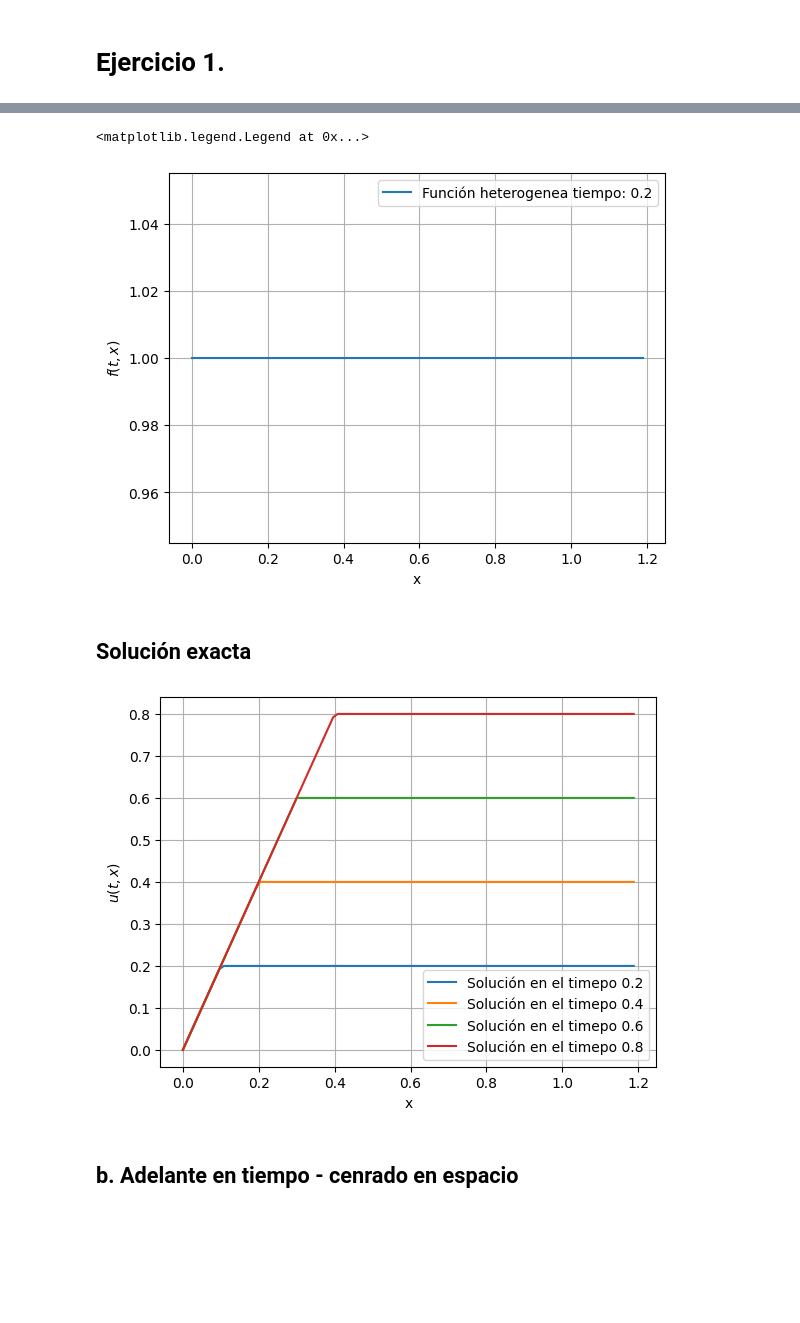
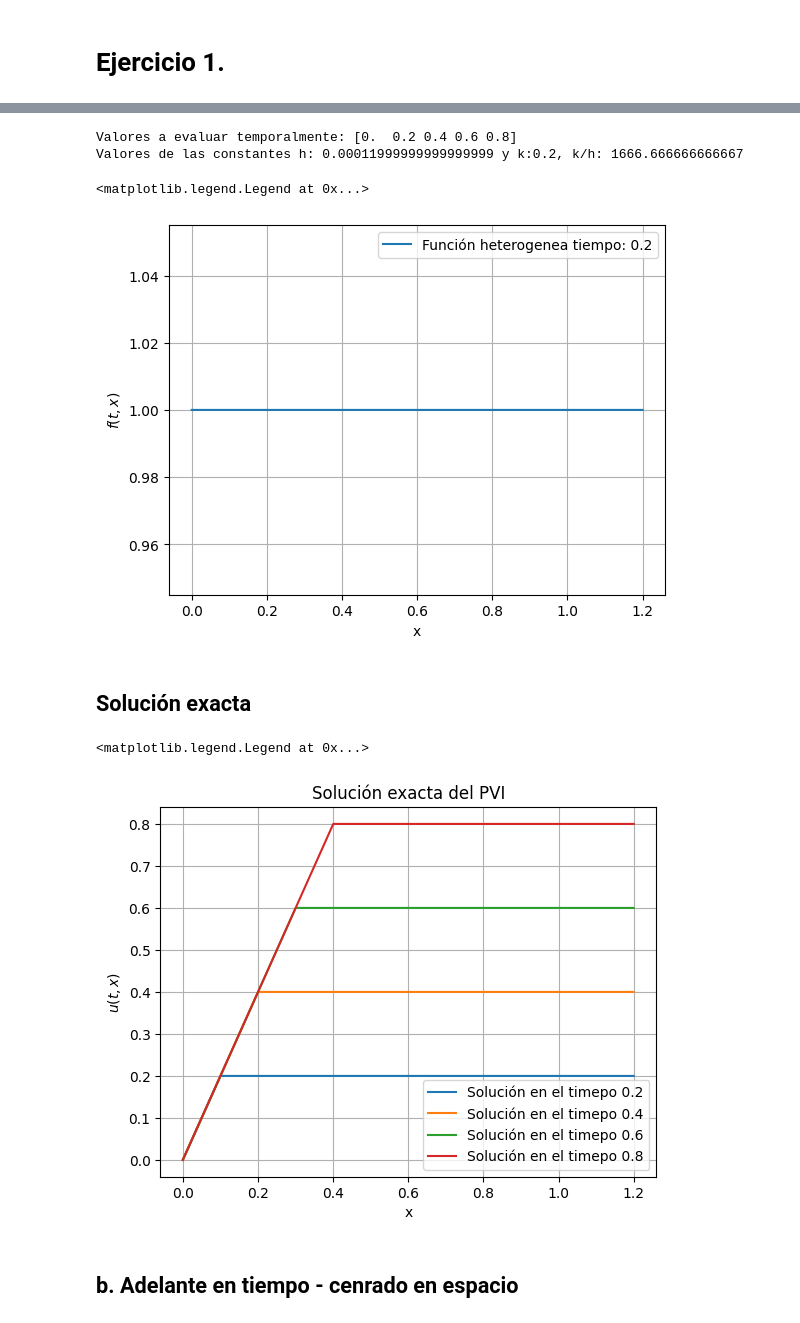
Before and after one commit to SamHuRo/solucion-numerica-de-EDP, a Jupyter notebook: Tareas/Tarea_02/Tarea_01-Samuel_Huertas.ipynb, the cells around one changed output, grey strips where cells are left out. Drawn from its saved outputs; the diff is of its cells as text; code cells hidden in the pictures; blank space fills up the shorter version.

```diff
--- a/Tareas/Tarea_02/Tarea_01-Samuel_Huertas.ipynb
+++ b/Tareas/Tarea_02/Tarea_01-Samuel_Huertas.ipynb
@@ -106,22 +113,28 @@ def animar_esquema(
 # Variables de la parte espacial
 a = 0                                   # Limite inferior del intervalo a evaluar
 b = 1.2                                 # Limite superior del intervalo a evaluar
-M = 100                                 # Número de divisiones de la parte espacial
+M = 10000                                 # Número de divisiones de la parte espacial
 
 h = (b - a) / M                         # Tamaño de paso: h = (b-a)/M
 
 # Variables de la parte temporal
 T = 0.8                                 # Limite superior del intervalo temporal
-N = 10                                  # Número de divisones de la parte temporal
+N  = 4                                  # Número de divisones de la parte temporal
 
 k = T / N                               # Tamaño de paso: k = T/N
 
-variable_temporal = np.arange(0, T, k)
+variable_temporal = np.arange(0, T + k, k)
 variable_espacial = np.arange(a, b, h)
 
 t_comparación = [0.2, 0.4, 0.6, 0.8]    # Valores de tiempo para realizar comparación
 
 alpha = 1/2                             # Constante que acompaña a la derivada espacial
+
+print(f"Valores a evaluar temporalmente: {variable_temporal}")
+print(f"Valores de las constantes h: {h} y k:{k}, k/h: {k/h}")
+# %% [output]
+Valores a evaluar temporalmente: [0.  0.2 0.4 0.6 0.8]
+Valores de las constantes h: 0.00011999999999999999 y k:0.2, k/h: 1666.666666666667
 # %%
 # Función f(t,x)
 def funcion_heterogenea(
@@ -151,5 +164,5 @@ plt.grid(True)
 plt.legend()
 # %% [output]
 <matplotlib.legend.Legend at 0x...>
-[figure, old version]
+[figure, new version]
 # %%
@@ -198,14 +210,17 @@ def solucion_exacta(
 # %%
 # Graficar la solución exacta del PVI
 for t in t_comparación:
     u = solucion_exacta(variable_espacial, t)
     plt.plot(variable_espacial, u, label=f"Solución en el timepo {t}")
-    plt.xlabel("x")
-    plt.ylabel("$u(t, x)$")
-    plt.grid(True)
-    plt.legend()
+
+plt.title("Solución exacta del PVI")
+plt.xlabel("x")
+plt.ylabel("$u(t, x)$")
+plt.grid(True)
+plt.legend()
 # %% [output]
+<matplotlib.legend.Legend at 0x...>
-[figure, old version]
+[figure, new version]
 # %% [markdown]
 ## b. Adelante en tiempo - cenrado en espacio
 # %% [markdown]
```
Also changed, not shown: parts of 37 cells of this notebook, 7 other files.
